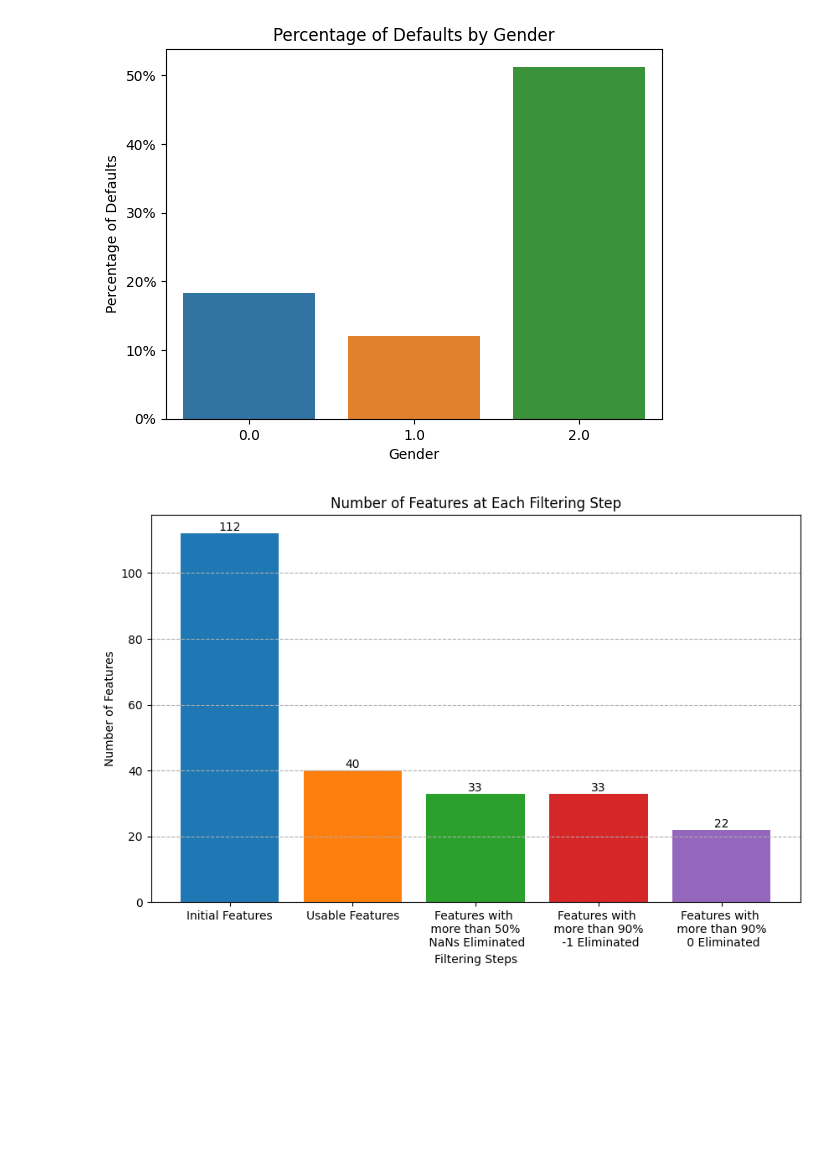
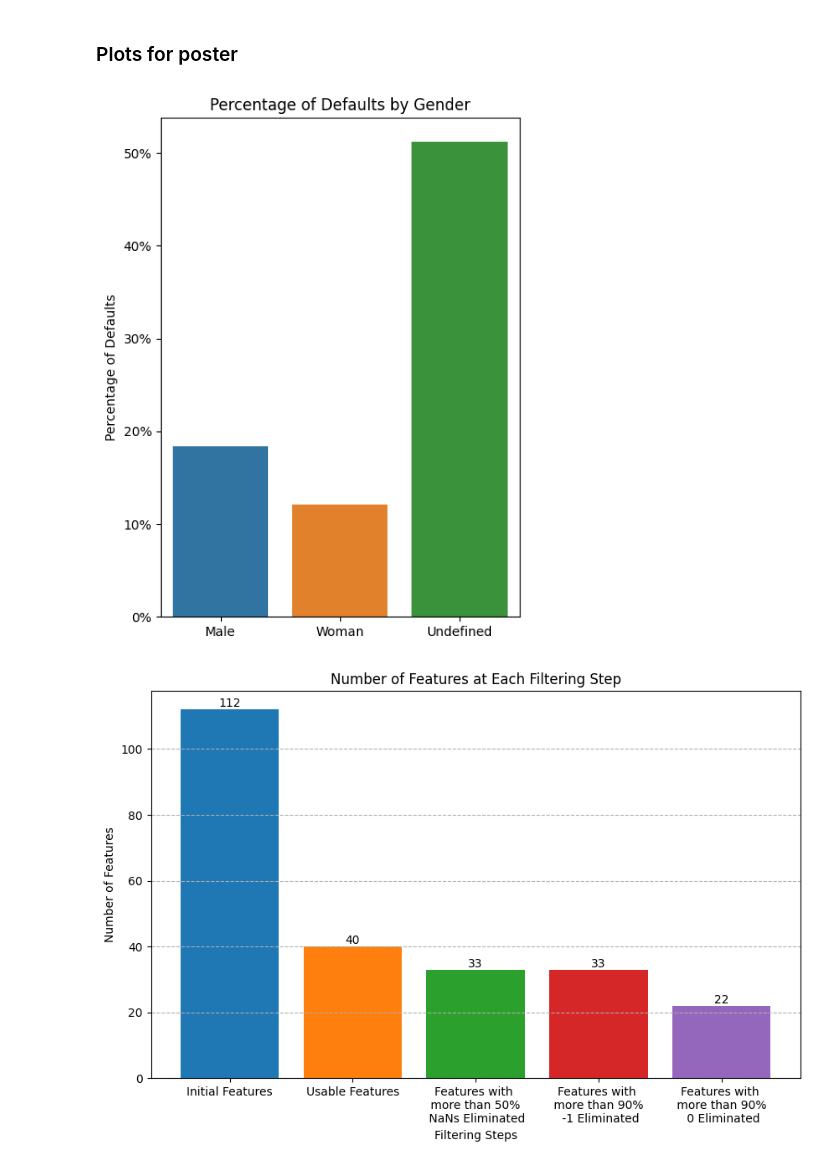
Before and after one commit to stenraak/Bondora_public_PD12, a Jupyter notebook: bondora_project.ipynb, the cells around one changed output. Saved outputs shown, nothing was run; the diff lists cells and outputs as text; code cells hidden in the pictures; blank space fills up the shorter version.

```diff
--- a/bondora_project.ipynb
+++ b/bondora_project.ipynb
@@ -31,13 +57,15 @@ features = pd.read_csv(file_path_features, header=None).squeeze("columns")
 filtered_loan_data1 = loan_data[features]
 filtered_loan_data = filtered_loan_data1.copy()
 # %%
+# Convert 'LoanDate' and 'DefaultDate' columns to datetime format
 filtered_loan_data['LoanDate'] = pd.to_datetime(filtered_loan_data['LoanDate'])
 filtered_loan_data['DefaultDate'] = pd.to_datetime(filtered_loan_data['DefaultDate'])
 
-# Calculate the time difference between 'DefaultDate' and 'LoanApplicationStartedDate'
+# Calculate the time difference in days between 'DefaultDate' and 'LoanDate'
 filtered_loan_data['TimeDifference'] = (filtered_loan_data['DefaultDate'] - filtered_loan_data['LoanDate']).dt.days
 
 # Create a new binary feature indicating if the time difference is less than 12 months
 filtered_loan_data['DefaultWithin12Months'] = (filtered_loan_data['TimeDifference'] < 365) & ~filtered_loan_data['DefaultDate'].isnull()
+
 # Drop the intermediate 'TimeDifference' column if not needed for further analysis
-filtered_loan_data.drop(['TimeDifference', 'LoanApplicationStartedDate', 'DefaultDate'], axis=1, inplace=True) = filtered_loan_data1.copy()
+filtered_loan_data.drop(['TimeDifference', 'LoanApplicationStartedDate', 'DefaultDate'], axis=1, inplace=True)
@@ -105 +72,16 @@ features = pd.read_csv(file_path_features, header=None).squeeze("columns")
+# %%
+# Calculate the number of NaN values in each column
+nan_counts = filtered_loan_data.replace('nan', float('nan')).isna().sum()
+
+# Select columns that have less than or equal to 50% NaN values
+columns_without_nan = nan_counts[nan_counts / len(filtered_loan_data) <= 0.5].index.tolist()
+
+# Filter the loan data by keeping only the selected columns and dropping the 'LoanDate' column
+filtered_loan_data_filtered = filtered_loan_data[columns_without_nan].drop('LoanDate', axis=1)
+
+# Drop columns with more than 50% values as -1
+filtered_loan_data_filtered = filtered_loan_data_filtered.loc[:, (filtered_loan_data_filtered != -1).mean() >= 0.1]
+
+# Drop columns with more than 50% values as 0
+filtered_loan_data_filtered = filtered_loan_data_filtered.loc[:, (filtered_loan_data_filtered != 0).mean() >= 0.1]
 # %%
@@ -177,23 +176,30 @@ profile.to_file("your_report.html")
+# %% [markdown]
+### Plots for poster
 # %%
+plt.figure(figsize=(5, 7))
 # Group the data by gender and count the number of default loans
 default_counts = filtered_loan_data_filtered.groupby('Gender')['DefaultWithin12Months'].sum()
 # Calculate the total number of loans by gender
 total_counts = filtered_loan_data_filtered['Gender'].value_counts()
 
 # Calculate the percentage of defaults by gender
 default_percentages = (default_counts / total_counts) * 100
 
 # Plot the percentage of defaults by gender
 sns.barplot(x=default_percentages.index, y=default_percentages.values)
-plt.xlabel('Gender')
+plt.xlabel('')
 plt.ylabel('Percentage of Defaults')
 plt.title('Percentage of Defaults by Gender')
 
 # Format the y-axis as percentages
 fmt = '%.0f%%'
 yticks = mtick.FormatStrFormatter(fmt)
 plt.gca().yaxis.set_major_formatter(yticks)
 
+# Customize the x-tick labels
+plt.gca().set_xticklabels(['Male', 'Woman', 'Undefined'])
+
+
 plt.show()
 # %% [output]
-[figure, old version]
+[figure, new version]
```
Also changed, not shown: parts of 14 cells of this notebook.
